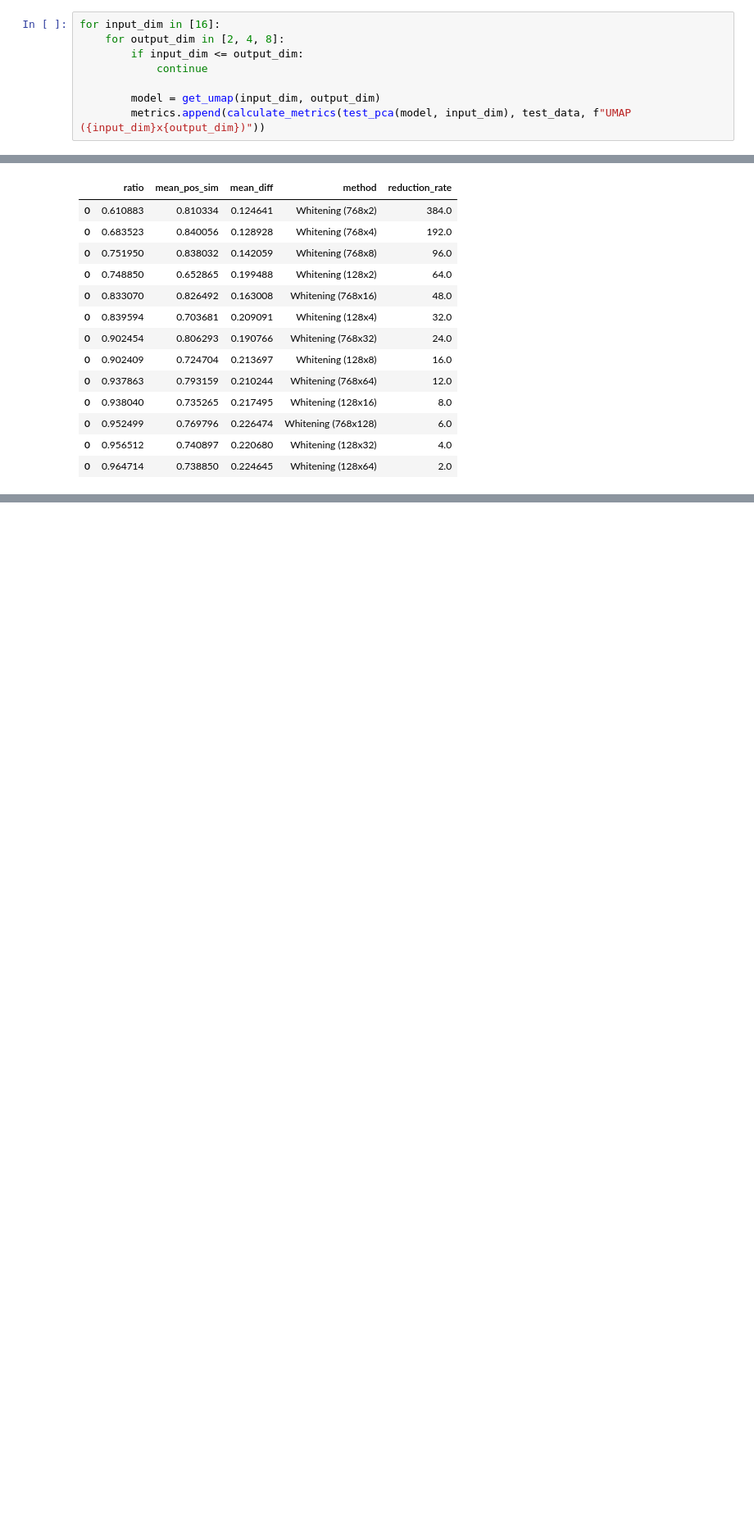
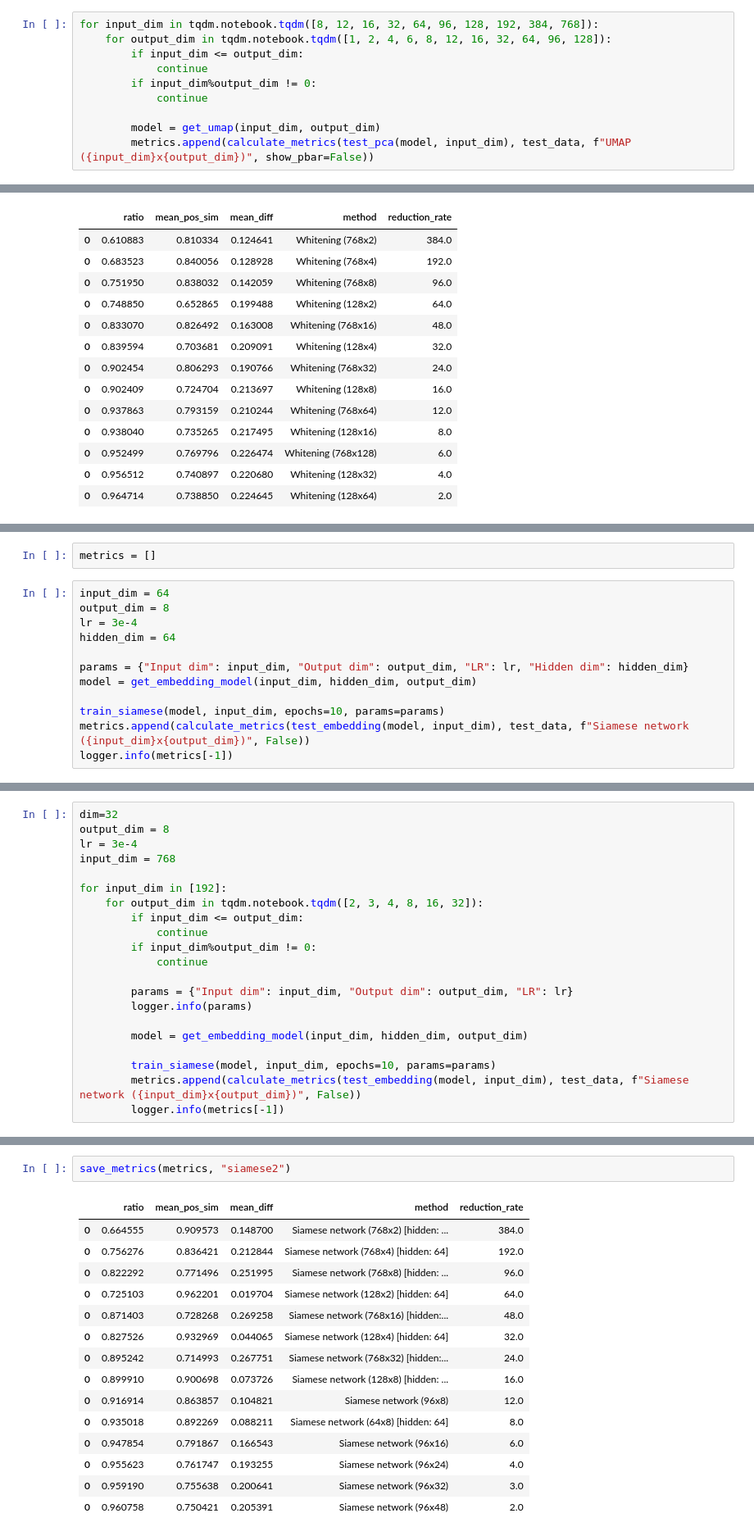
Before and after one commit to wwydmanski/cosine-dim-reduct, a Jupyter notebook: VectorCompression.ipynb, the cells around one changed output, grey strips where cells are left out. Shown: that part at 82% size. Cells and saved outputs as stored; diff of their text form; blank space fills up the shorter version.

Commit message:
feat: more siamese experiments

```diff
--- a/VectorCompression.ipynb
+++ b/VectorCompression.ipynb
@@ -371,10 +427,12 @@ def get_umap(input_dim, output_dim):
 # %%
 model = get_umap(128, 16)
 # %%
-for input_dim in [16]:
-    for output_dim in [2, 4, 8]:
+for input_dim in tqdm.notebook.tqdm([8, 12, 16, 32, 64, 96, 128, 192, 384, 768]):
+    for output_dim in tqdm.notebook.tqdm([1, 2, 4, 6, 8, 12, 16, 32, 64, 96, 128]):
         if input_dim <= output_dim:
+            continue
+        if input_dim%output_dim != 0:
             continue
 
         model = get_umap(input_dim, output_dim)
-        metrics.append(calculate_metrics(test_pca(model, input_dim), test_data, f"UMAP ({input_dim}x{output_dim})"))
+        metrics.append(calculate_metrics(test_pca(model, input_dim), test_data, f"UMAP ({input_dim}x{output_dim})", show_pbar=False))
@@ -525,0 +685,14 @@ cmetrics
+# %%
+metrics = []
+# %%
+input_dim = 64
+output_dim = 8
+lr = 3e-4
+hidden_dim = 64
+
+params = {"Input dim": input_dim, "Output dim": output_dim, "LR": lr, "Hidden dim": hidden_dim}
+model = get_embedding_model(input_dim, hidden_dim, output_dim)
+
+train_siamese(model, input_dim, epochs=10, params=params)
+metrics.append(calculate_metrics(test_embedding(model, input_dim), test_data, f"Siamese network ({input_dim}x{output_dim})", False))
+logger.info(metrics[-1])
@@ -525,0 +703,21 @@ cmetrics
+# %%
+dim=32
+output_dim = 8
+lr = 3e-4
+input_dim = 768
+
+for input_dim in [192]:
+    for output_dim in tqdm.notebook.tqdm([2, 3, 4, 8, 16, 32]):
+        if input_dim <= output_dim:
+            continue
+        if input_dim%output_dim != 0:
+            continue
+
+        params = {"Input dim": input_dim, "Output dim": output_dim, "LR": lr}
+        logger.info(params)
+
+        model = get_embedding_model(input_dim, hidden_dim, output_dim)
+
+        train_siamese(model, input_dim, epochs=10, params=params)
+        metrics.append(calculate_metrics(test_embedding(model, input_dim), test_data, f"Siamese network ({input_dim}x{output_dim})", False))
+        logger.info(metrics[-1])
@@ -525,0 +754,18 @@ cmetrics
+# %%
+save_metrics(metrics, "siamese2")
+# %% [output]
+|  | ratio | mean_pos_sim | mean_diff | method | reduction_rate |
+| 0 | 0.664555 | 0.909573 | 0.148700 | Siamese network (768x2) [hidden: ... | 384.0 |
+| 0 | 0.756276 | 0.836421 | 0.212844 | Siamese network (768x4) [hidden: 64] | 192.0 |
+| 0 | 0.822292 | 0.771496 | 0.251995 | Siamese network (768x8) [hidden: ... | 96.0 |
+| 0 | 0.725103 | 0.962201 | 0.019704 | Siamese network (128x2) [hidden: 64] | 64.0 |
+| 0 | 0.871403 | 0.728268 | 0.269258 | Siamese network (768x16) [hidden:... | 48.0 |
+| 0 | 0.827526 | 0.932969 | 0.044065 | Siamese network (128x4) [hidden: 64] | 32.0 |
+| 0 | 0.895242 | 0.714993 | 0.267751 | Siamese network (768x32) [hidden:... | 24.0 |
+| 0 | 0.899910 | 0.900698 | 0.073726 | Siamese network (128x8) [hidden: ... | 16.0 |
+| 0 | 0.916914 | 0.863857 | 0.104821 | Siamese network (96x8) | 12.0 |
+| 0 | 0.935018 | 0.892269 | 0.088211 | Siamese network (64x8) [hidden: 64] | 8.0 |
+| 0 | 0.947854 | 0.791867 | 0.166543 | Siamese network (96x16) | 6.0 |
+| 0 | 0.955623 | 0.761747 | 0.193255 | Siamese network (96x24) | 4.0 |
+| 0 | 0.959190 | 0.755638 | 0.200641 | Siamese network (96x32) | 3.0 |
+| 0 | 0.960758 | 0.750421 | 0.205391 | Siamese network (96x48) | 2.0 |
```
Also changed, not shown: parts of 33 cells of this notebook, 12 other files.
